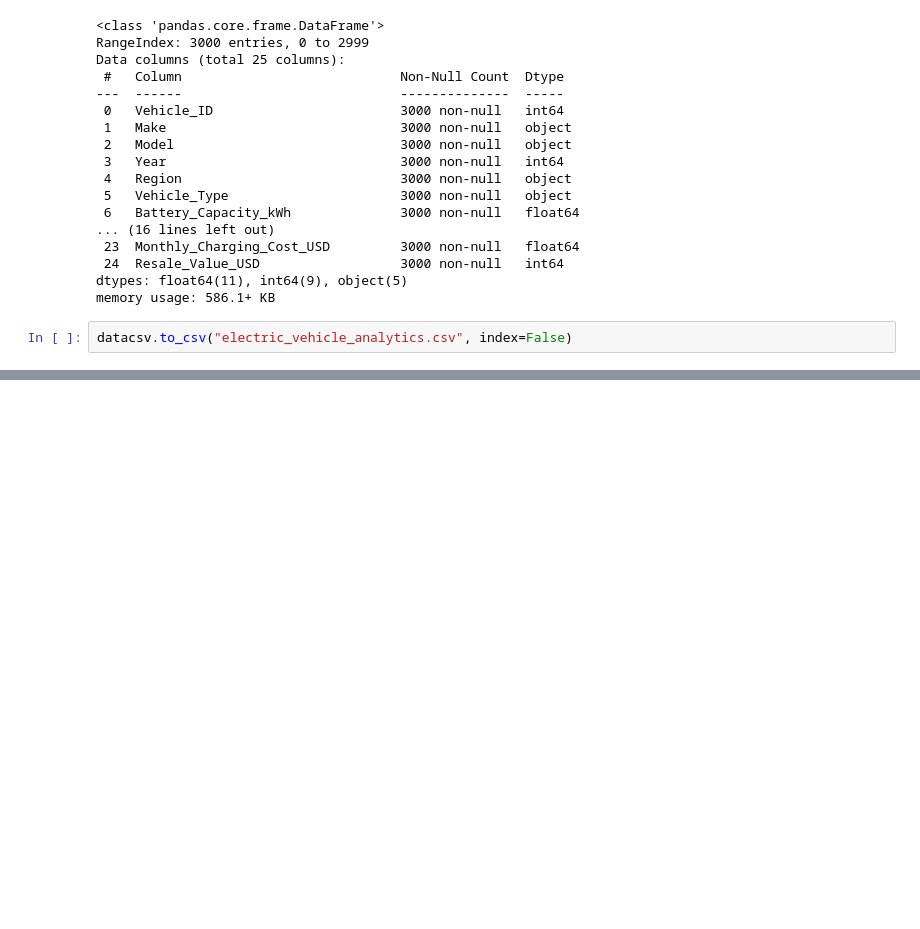
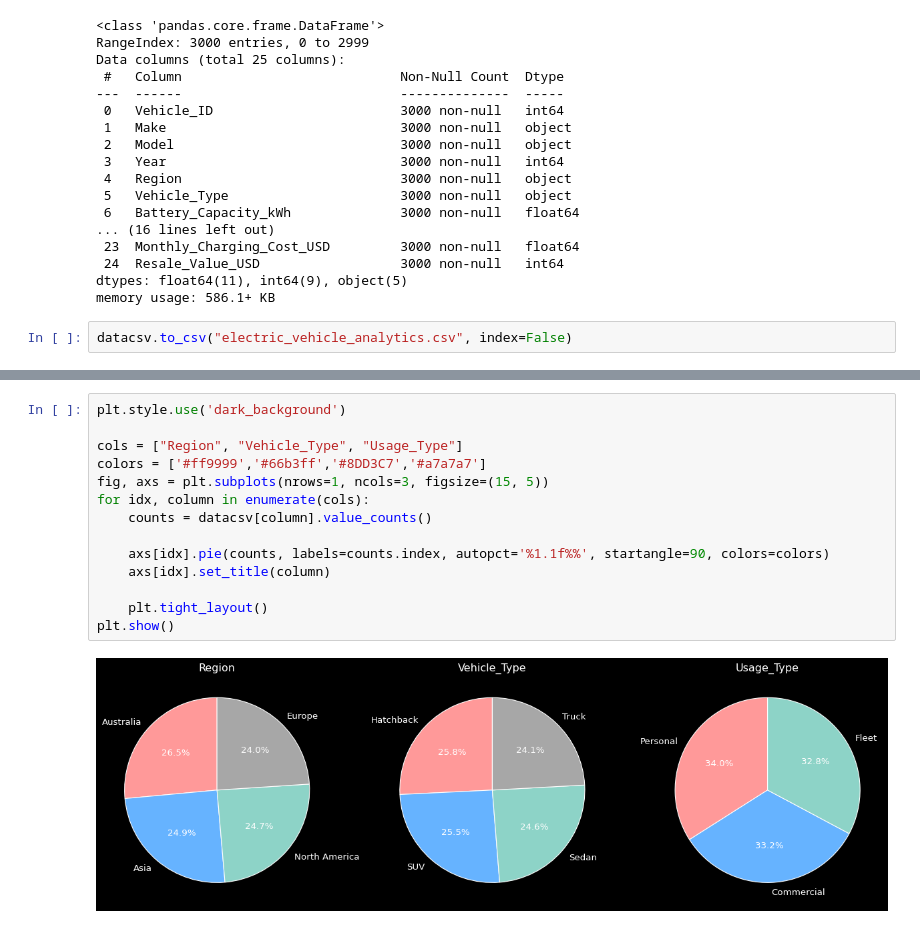
Before and after one commit to danielgonzalezp-96/Fundamentos_de_programacion_DGP, a Jupyter notebook: Taller_3_FdP/Electric_vehicle.ipynb, the cells around one changed output, grey strips where cells are left out. Drawn from its saved outputs; the diff is of its cells as text; blank space fills up the shorter version.

```diff
--- a/Taller_3_FdP/Electric_vehicle.ipynb
+++ b/Taller_3_FdP/Electric_vehicle.ipynb
@@ -56 +162,17 @@ datacsv.describe()
+# %%
+plt.style.use('dark_background')
+
+cols = ["Region", "Vehicle_Type", "Usage_Type"]
+colors = ['#ff9999','#66b3ff','#8DD3C7','#a7a7a7']
+fig, axs = plt.subplots(nrows=1, ncols=3, figsize=(15, 5))
+for idx, column in enumerate(cols):
+    counts = datacsv[column].value_counts()
+
+    axs[idx].pie(counts, labels=counts.index, autopct='%1.1f%%', startangle=90, colors=colors)
+    axs[idx].set_title(column)
+
+    plt.tight_layout()
+plt.show()
+# %% [output]
+[figure, added]
 # %%
```
Also changed, not shown: parts of 25 cells of this notebook.
